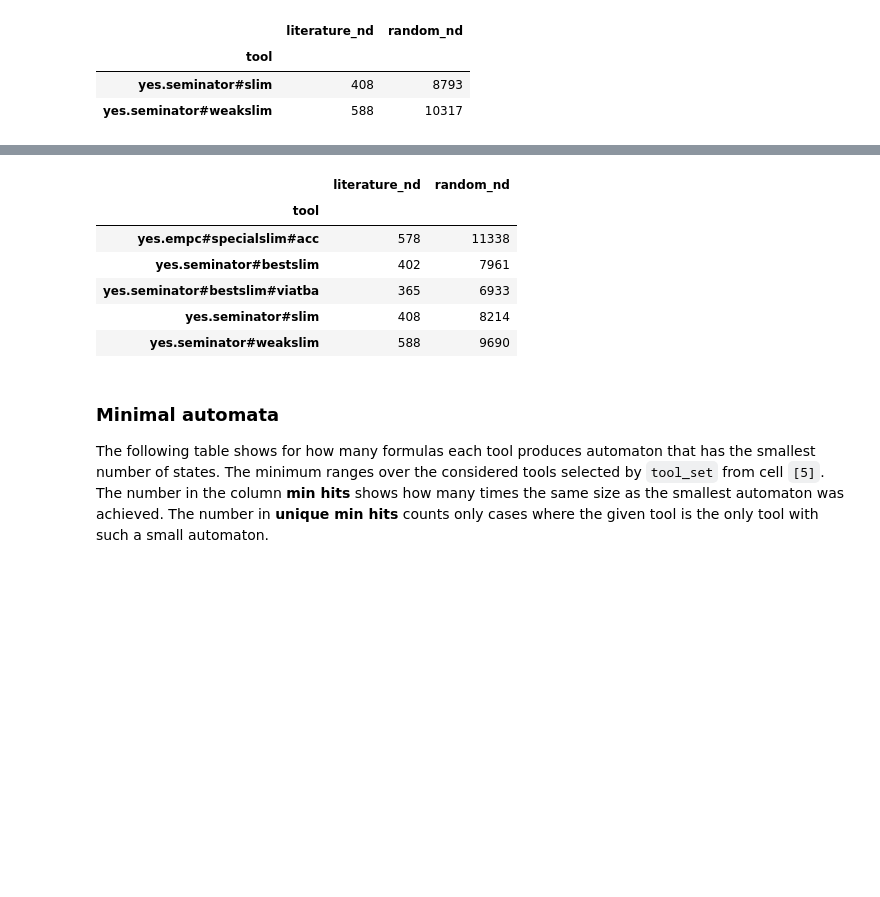
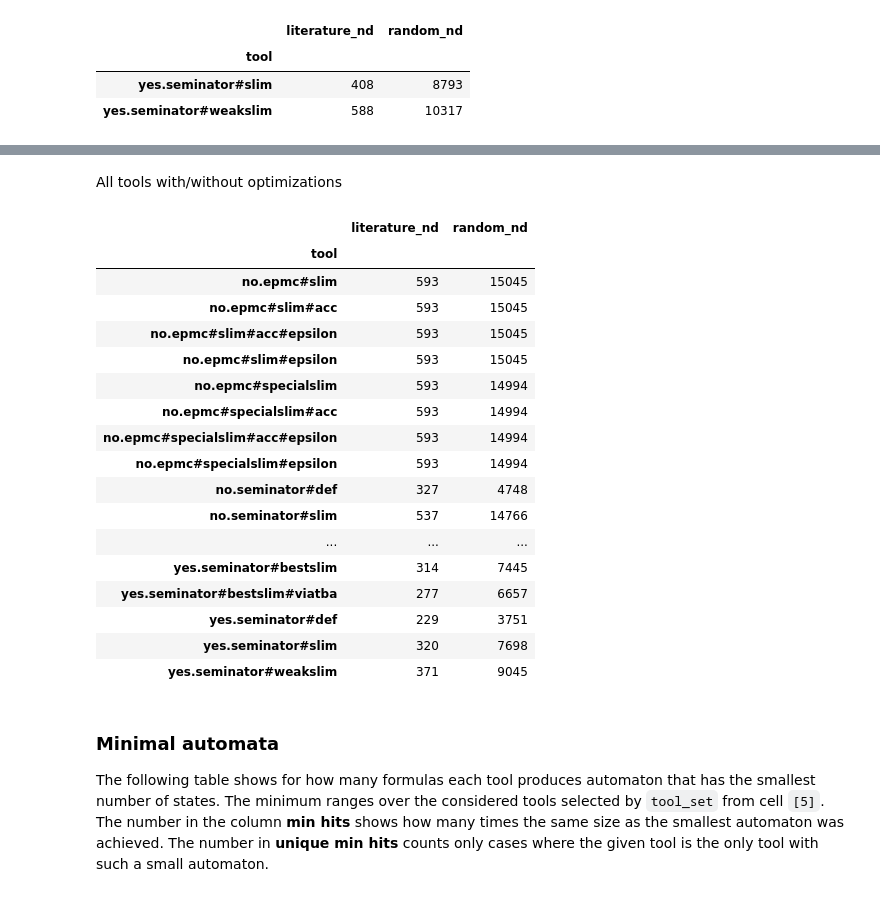
Before and after one commit to psimovec/seminator-evaluation, a Jupyter notebook: slim/create_all.ipynb, the cells around one changed output, grey strips where cells are left out. Saved outputs shown, nothing was run; the diff lists cells and outputs as text; code cells hidden in the pictures; blank space fills up the shorter version.

Commit message:
all tools computed

```diff
--- a/slim/create_all.ipynb
+++ b/slim/create_all.ipynb
@@ -105,7 +122,7 @@ print("started ", datetime.datetime.now().strftime("%H:%M:%S"))
 for s in ["literature", "random"]:
     m = Modulizer(tools, f"../formulae/{s}_nd.ltl",
                   name=f"{s}_nd", tmp_dir=f"data/{s}_nd.parts",
-                  processes=6, timeout="120")
+                  processes=12, timeout="120")
     m.run()
     !mv {s}_nd* data
 print("finished ", datetime.datetime.now().strftime("%H:%M:%S"))
@@ -120,14 +137,16 @@ for name in ["literature_nd","random_nd"]:
     b = ResAnalyzer(f"data/{name}.csv", cols=["states","time","acc","transitions"])
     nd_benchmarks[name] = b
 # %%
-tool_set = ["no.owl#best","yes.owl#best","yes.seminator-1-1","no.seminator#def"]
+#tool_set = ["no.owl#best","yes.owl#best","yes.seminator-1-1","no.seminator#def"]
 slim = ["yes.seminator#slim","yes.seminator#weakslim"]
 slimbest = ["yes.seminator#bestslim","yes.seminator#bestslim#viatba"]
-epmc = ["yes.empc#slim", "yes.empc#specialslim","yes.empc#slim#acc", "yes.empc#specialslim#acc"]
-tool_set = slim + epmc
+epmc = ["yes.epmc#slim", "yes.epmc#specialslim","yes.epmc#slim#acc", "yes.epmc#specialslim#acc"]
+tool_set = ["yes.seminator#def"] + slim + epmc
 tool_set_raw = []
 for tool in tool_set:
     tool_set_raw.append(tool.replace("yes","no"))
-tool_set+=slimbest
-print(tool_set)
+tool_set_raw += ["no.epmc#slim#epsilon", "no.epmc#specialslim#epsilon","no.epmc#slim#acc#epsilon", "no.epmc#specialslim#acc#epsilon"]
+tool_set+=["yes.ltl2tgba"] + slimbest
+tool_set_full = tool_set+tool_set_raw
+print(tool_set_full)
 # %% [output]
@@ -153,13 +191,26 @@ gather_cumulative(nd_benchmarks, tool_set=slim)
+# %% [markdown]
+All tools with/without optimizations
 # %%
-gather_cumulative(nd_benchmarks, tool_set=tool_set)
+gather_cumulative(nd_benchmarks, tool_set=tool_set_full)
 # %% [output]
 |  | literature_nd | random_nd |
 | tool |  |  |
-| yes.empc#specialslim#acc | 578 | 11338 |
-| yes.seminator#bestslim | 402 | 7961 |
-| yes.seminator#bestslim#viatba | 365 | 6933 |
-| yes.seminator#slim | 408 | 8214 |
-| yes.seminator#weakslim | 588 | 9690 |
+| no.epmc#slim | 593 | 15045 |
+| no.epmc#slim#acc | 593 | 15045 |
+| no.epmc#slim#acc#epsilon | 593 | 15045 |
+| no.epmc#slim#epsilon | 593 | 15045 |
+| no.epmc#specialslim | 593 | 14994 |
+| no.epmc#specialslim#acc | 593 | 14994 |
+| no.epmc#specialslim#acc#epsilon | 593 | 14994 |
+| no.epmc#specialslim#epsilon | 593 | 14994 |
+| no.seminator#def | 327 | 4748 |
+| no.seminator#slim | 537 | 14766 |
+| ... | ... | ... |
+| yes.seminator#bestslim | 314 | 7445 |
+| yes.seminator#bestslim#viatba | 277 | 6657 |
+| yes.seminator#def | 229 | 3751 |
+| yes.seminator#slim | 320 | 7698 |
+| yes.seminator#weakslim | 371 | 9045 |
 # %% [markdown]
 ### Minimal automata
 
```
Also changed, not shown: parts of 18 cells of this notebook.
